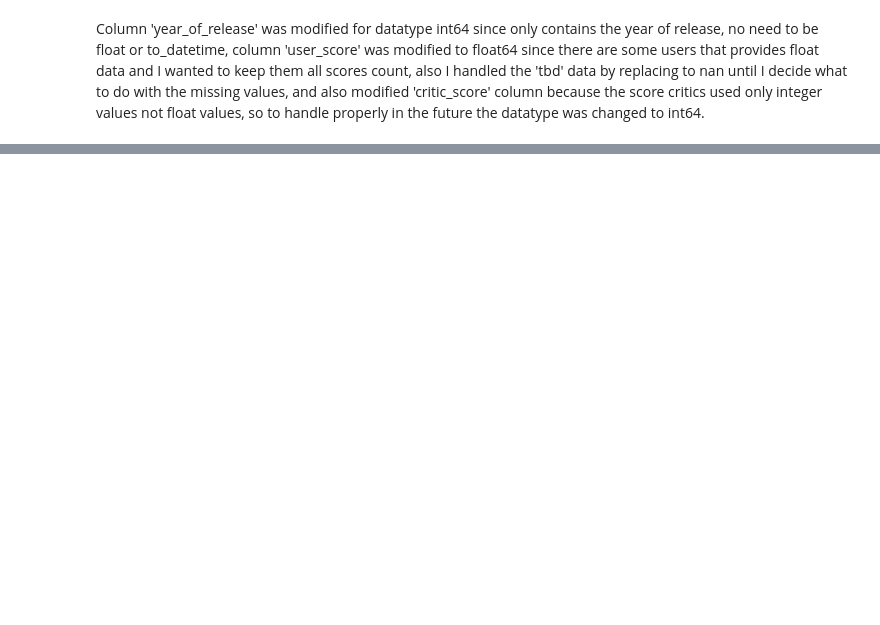
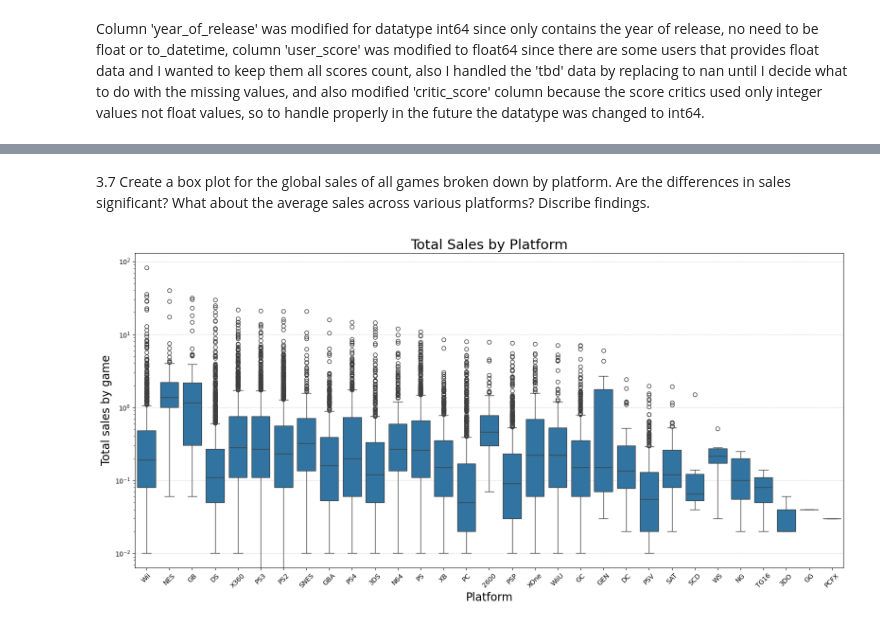
Before and after one commit to jovanespinosa108/DS-project-6, a Jupyter notebook: project_spring_6.ipynb, the cells around one changed output, grey strips where cells are left out. Saved outputs shown, nothing was run; the diff lists cells and outputs as text; code cells hidden in the pictures; blank space fills up the shorter version.

```diff
--- a/project_spring_6.ipynb
+++ b/project_spring_6.ipynb
@@ -144,0 +373,22 @@ display(games_df.head())
+# %% [markdown]
+3.7 Create a box plot for the global sales of all games broken down by platform. Are the differences in sales significant? What about the average sales across various platforms? Discribe findings.
+# %%
+# Global sales of all games by platform
+plt.figure(figsize=(16,8))
+
+sns.boxplot(
+    data=games_df,
+    x='platform',
+    y='total_sales',
+)
+
+plt.yscale('log')
+plt.title('Total Sales by Platform', fontsize=21)
+plt.xlabel('Platform', fontsize=17)
+plt.ylabel('Total sales by game', fontsize=17)
+plt.xticks(rotation=45)
+plt.grid(axis='y', linestyle='--', alpha=0.5)
+plt.tight_layout()
+plt.show()
+# %% [output]
+[figure, added]
```
Also changed, not shown: parts of 53 cells of this notebook.
